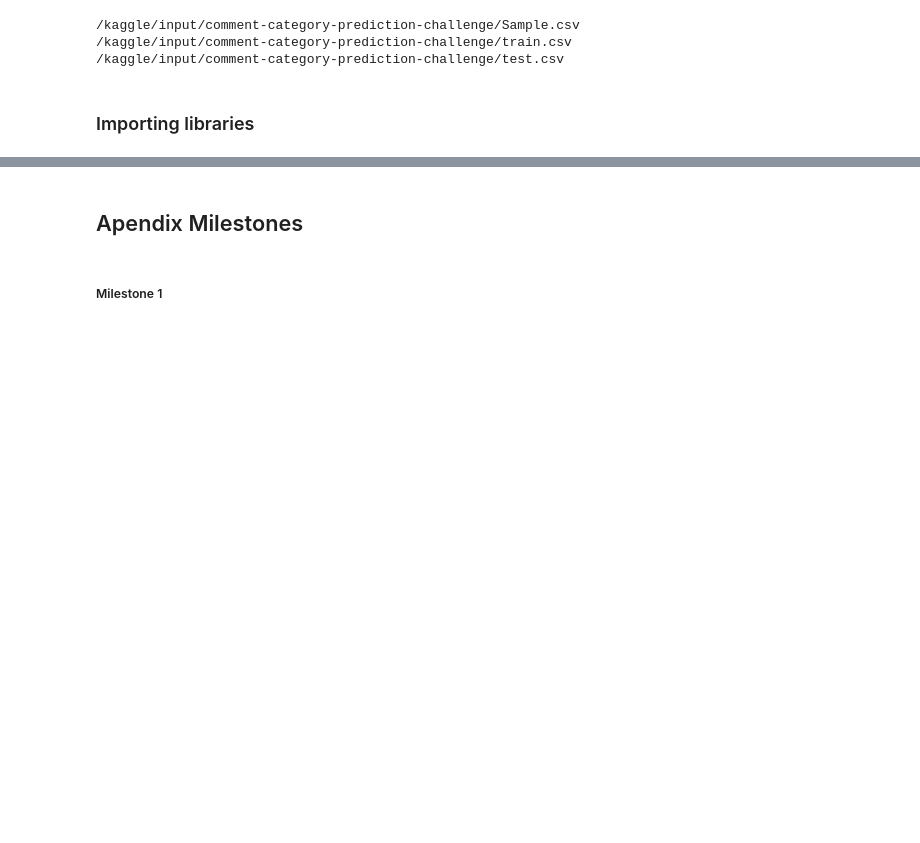
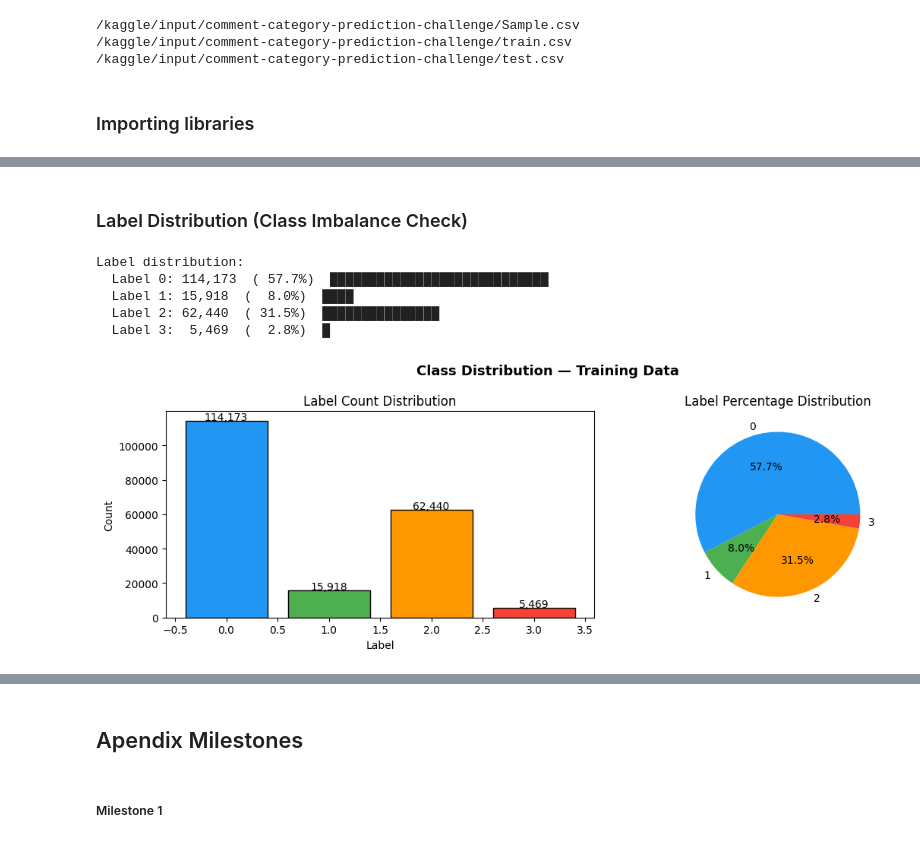
Before and after one commit to 23f3001800/Comment-Category-Prediction-Challenge, a Jupyter notebook: 23f3001800-notebook-t12026.ipynb, the cells around one changed output, grey strips where cells are left out. Cells and saved outputs as stored; diff of their text form; code cells hidden in the pictures; blank space fills up the shorter version.

```diff
--- a/23f3001800-notebook-t12026.ipynb
+++ b/23f3001800-notebook-t12026.ipynb
@@ -90,0 +261,37 @@ sample.head()
+# %% [markdown]
+### Label Distribution (Class Imbalance Check)
+# %%
+label_counts = data["label"].value_counts().sort_index()
+label_pct    = data["label"].value_counts(normalize=True).sort_index() * 100
+
+print("Label distribution:")
+for lbl in label_counts.index:
+    bar = "█" * int(label_pct[lbl] / 2)
+    print(f"  Label {lbl}: {label_counts[lbl]:>6,}  ({label_pct[lbl]:5.1f}%)  {bar}")
+
+# Visual
+fig, axes = plt.subplots(1, 2, figsize=(12, 4))
+
+axes[0].bar(label_counts.index, label_counts.values,
+            color=['#2196F3','#4CAF50','#FF9800','#F44336'], edgecolor='black')
+axes[0].set_title("Label Count Distribution")
+axes[0].set_xlabel("Label")
+axes[0].set_ylabel("Count")
+for i, v in enumerate(label_counts.values):
+    axes[0].text(i, v + 500, f"{v:,}", ha='center', fontsize=10)
+
+axes[1].pie(label_counts.values, labels=label_counts.index,
+            autopct='%1.1f%%',
+            colors=['#2196F3','#4CAF50','#FF9800','#F44336'])
+axes[1].set_title("Label Percentage Distribution")
+
+plt.suptitle("Class Distribution — Training Data", fontsize=13, fontweight='bold')
+plt.tight_layout()
+plt.show()
+# %% [output]
+Label distribution:
+  Label 0: 114,173  ( 57.7%)  ████████████████████████████
+  Label 1: 15,918  (  8.0%)  ████
+  Label 2: 62,440  ( 31.5%)  ███████████████
+  Label 3:  5,469  (  2.8%)  █
+[figure, added]
```
Also changed, not shown: parts of 158 cells of this notebook.
